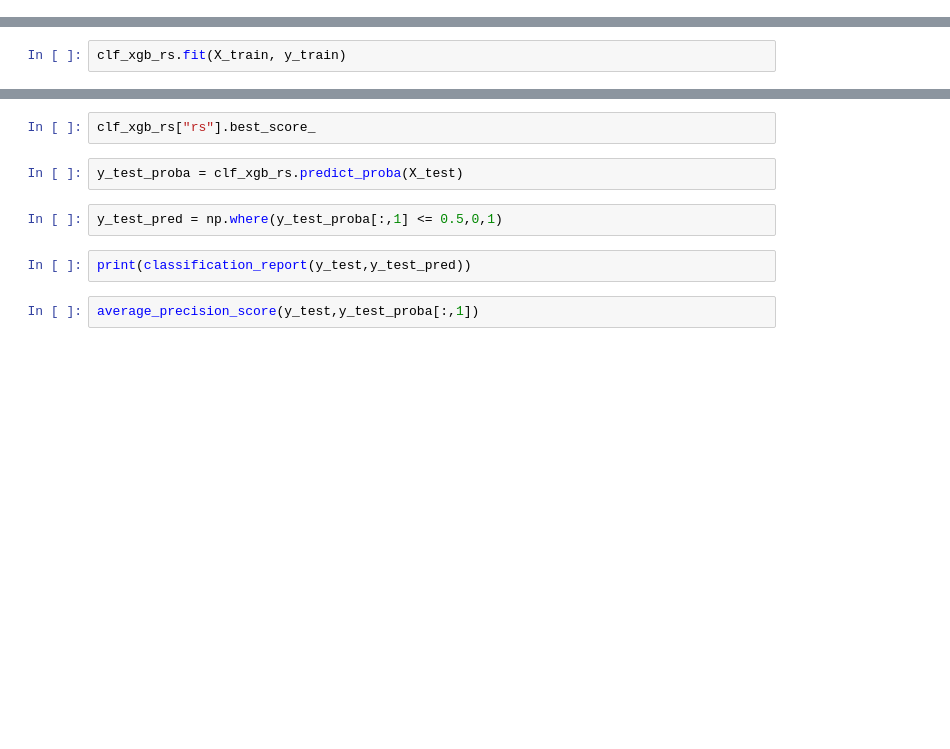
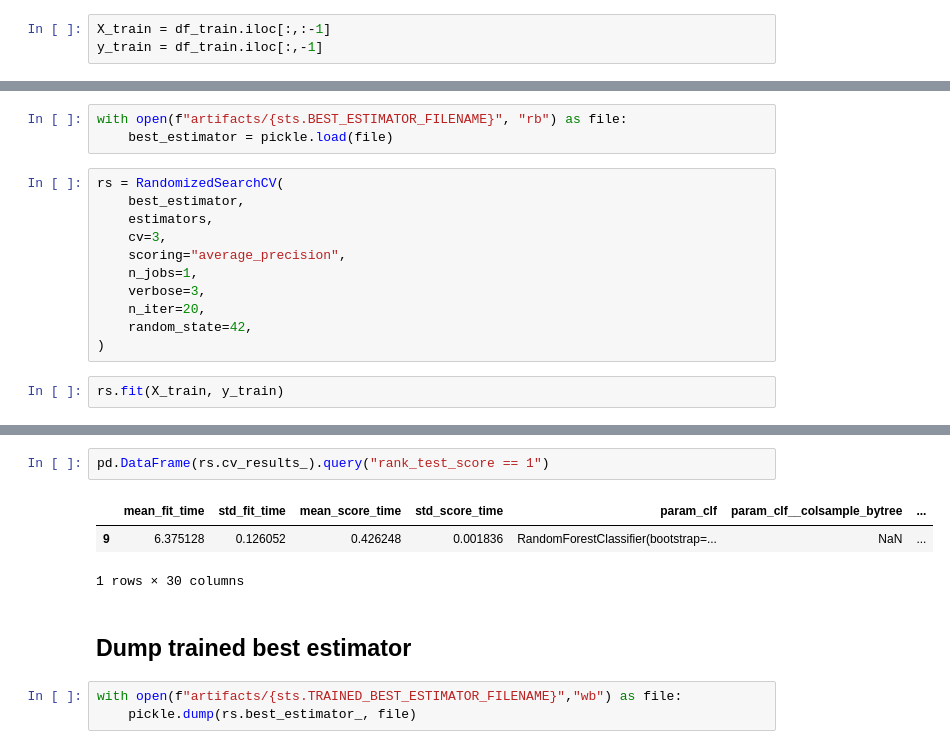
Before and after one commit to afroserom/ibm_advanced_data_science_capstone, a Jupyter notebook: 5_model_training.ipynb, the cells around one changed output, grey strips where cells are left out. Saved outputs shown, nothing was run; the diff lists cells and outputs as text; blank space fills up the shorter version.

```diff
--- a/5_model_training.ipynb
+++ b/5_model_training.ipynb
@@ -13,0 +46,3 @@ clf_xgb_rs = Pipeline(
+# %%
+X_train = df_train.iloc[:,:-1]
+y_train = df_train.iloc[:,-1]
@@ -14,2 +89,16 @@ clf_xgb_rs = Pipeline(
+# %%
+with open(f"artifacts/{sts.BEST_ESTIMATOR_FILENAME}", "rb") as file:
+    best_estimator = pickle.load(file)
+# %%
+rs = RandomizedSearchCV(
+    best_estimator,
+    estimators,
+    cv=3,
+    scoring="average_precision",
+    n_jobs=1,
+    verbose=3,
+    n_iter=20,
+    random_state=42,
+)
 # %%
-clf_xgb_rs.fit(X_train, y_train)
+rs.fit(X_train, y_train)
@@ -18,10 +137,11 @@ clf_xgb_rs.fit(X_train, y_train)
-# %%
-clf_xgb_rs["rs"].best_score_
-# %%
-y_test_proba = clf_xgb_rs.predict_proba(X_test)
-# %%
-y_test_pred = np.where(y_test_proba[:,1] <= 0.5,0,1)
-# %%
-print(classification_report(y_test,y_test_pred))
-# %%
-average_precision_score(y_test,y_test_proba[:,1])
+# %%
+pd.DataFrame(rs.cv_results_).query("rank_test_score == 1")
+# %% [output]
+|  | mean_fit_time | std_fit_time | mean_score_time | std_score_time | param_clf | param_clf__colsample_bytree | ... |
+| 9 | 6.375128 | 0.126052 | 0.426248 | 0.001836 | RandomForestClassifier(bootstrap=... | NaN | ... |
+1 rows × 30 columns
+# %% [markdown]
+## Dump trained best estimator
+# %%
+with open(f"artifacts/{sts.TRAINED_BEST_ESTIMATOR_FILENAME}","wb") as file:
+    pickle.dump(rs.best_estimator_, file)
```
Also changed, not shown: parts of 16 cells of this notebook, 10 other files.
